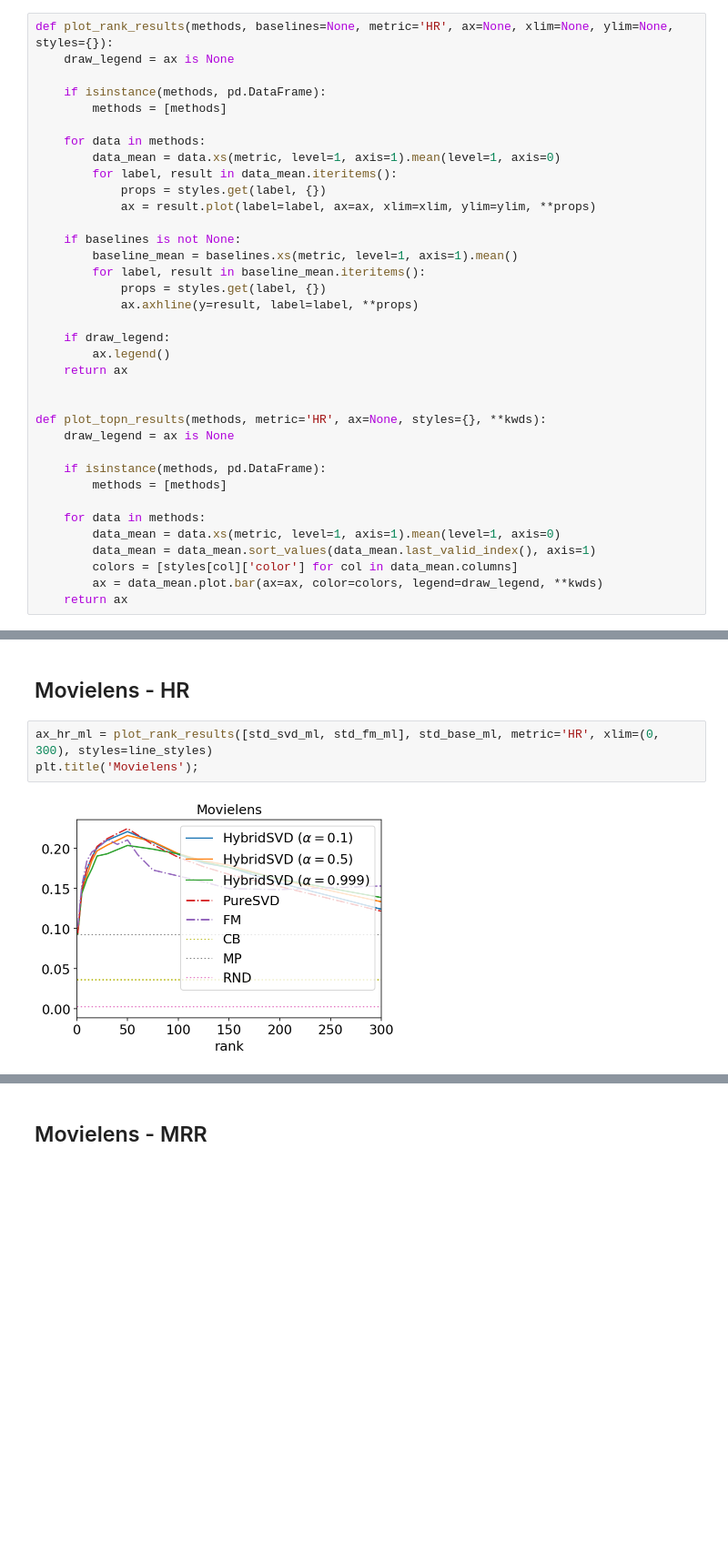
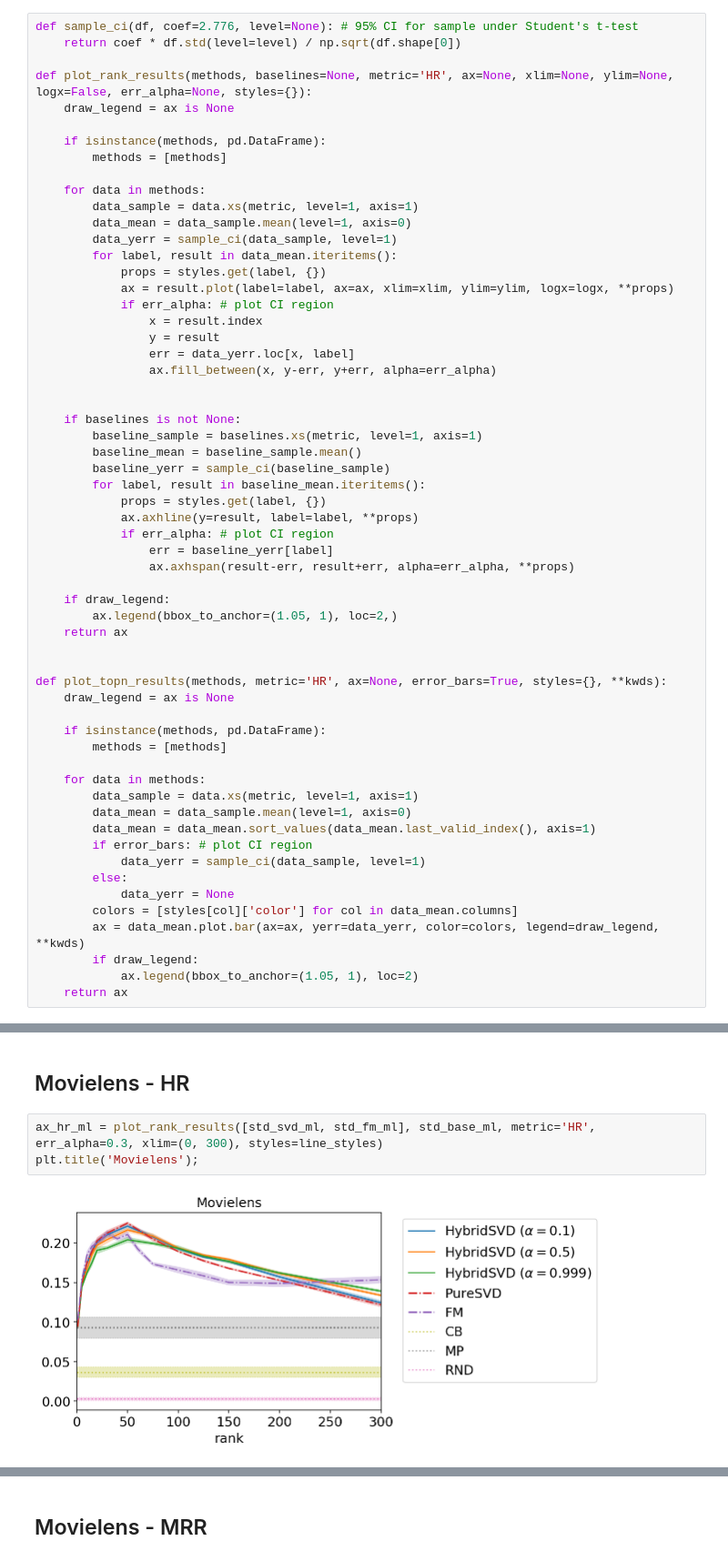
Before and after one commit to evfro/hybridsvd, a Jupyter notebook: View_all_results.ipynb, the cells around one changed output, grey strips where cells are left out. Shown at 91% size. Cells and saved outputs as stored; diff of their text form; blank space fills up the shorter version.

Commit message:
update coldstart experiments and results for ML data not optimal rank values were used + unfair CB evaluation

```diff
--- a/View_all_results.ipynb
+++ b/View_all_results.ipynb
@@ -81,50 +81,73 @@ base_methods = [u'RND', u'MP', u'CB']
 # %%
 line_styles = get_properties(main_methods, compare_methods, base_methods)
 # %%
-def plot_rank_results(methods, baselines=None, metric='HR', ax=None, xlim=None, ylim=None, styles={}):
+def sample_ci(df, coef=2.776, level=None): # 95% CI for sample under Student's t-test
+    return coef * df.std(level=level) / np.sqrt(df.shape[0])
+
+def plot_rank_results(methods, baselines=None, metric='HR', ax=None, xlim=None, ylim=None, logx=False, err_alpha=None, styles={}):
     draw_legend = ax is None
 
     if isinstance(methods, pd.DataFrame):
         methods = [methods]
 
     for data in methods:
-        data_mean = data.xs(metric, level=1, axis=1).mean(level=1, axis=0)
+        data_sample = data.xs(metric, level=1, axis=1)
+        data_mean = data_sample.mean(level=1, axis=0)
+        data_yerr = sample_ci(data_sample, level=1)
         for label, result in data_mean.iteritems():
             props = styles.get(label, {})
-            ax = result.plot(label=label, ax=ax, xlim=xlim, ylim=ylim, **props)
+            ax = result.plot(label=label, ax=ax, xlim=xlim, ylim=ylim, logx=logx, **props)
+            if err_alpha: # plot CI region
+                x = result.index
+                y = result
+                err = data_yerr.loc[x, label]
+                ax.fill_between(x, y-err, y+err, alpha=err_alpha)
+
 
     if baselines is not None:
-        baseline_mean = baselines.xs(metric, level=1, axis=1).mean()
+        baseline_sample = baselines.xs(metric, level=1, axis=1)
+        baseline_mean = baseline_sample.mean()
+        baseline_yerr = sample_ci(baseline_sample)
         for label, result in baseline_mean.iteritems():
             props = styles.get(label, {})
             ax.axhline(y=result, label=label, **props)
+            if err_alpha: # plot CI region
+                err = baseline_yerr[label]
+                ax.axhspan(result-err, result+err, alpha=err_alpha, **props)
 
     if draw_legend:
-        ax.legend()
+        ax.legend(bbox_to_anchor=(1.05, 1), loc=2,)
     return ax
 
 
-def plot_topn_results(methods, metric='HR', ax=None, styles={}, **kwds):
+def plot_topn_results(methods, metric='HR', ax=None, error_bars=True, styles={}, **kwds):
     draw_legend = ax is None
 
     if isinstance(methods, pd.DataFrame):
         methods = [methods]
 
     for data in methods:
-        data_mean = data.xs(metric, level=1, axis=1).mean(level=1, axis=0)
+        data_sample = data.xs(metric, level=1, axis=1)
+        data_mean = data_sample.mean(level=1, axis=0)
         data_mean = data_mean.sort_values(data_mean.last_valid_index(), axis=1)
+        if error_bars: # plot CI region
+            data_yerr = sample_ci(data_sample, level=1)
+        else:
+            data_yerr = None
         colors = [styles[col]['color'] for col in data_mean.columns]
-        ax = data_mean.plot.bar(ax=ax, color=colors, legend=draw_legend, **kwds)
+        ax = data_mean.plot.bar(ax=ax, yerr=data_yerr, color=colors, legend=draw_legend, **kwds)
+        if draw_legend:
+            ax.legend(bbox_to_anchor=(1.05, 1), loc=2)
     return ax
 # %% [markdown]
 # Standard settings
 # %% [markdown]
 ## Movielens - HR
 # %%
-ax_hr_ml = plot_rank_results([std_svd_ml, std_fm_ml], std_base_ml, metric='HR', xlim=(0, 300), styles=line_styles)
+ax_hr_ml = plot_rank_results([std_svd_ml, std_fm_ml], std_base_ml, metric='HR', err_alpha=0.3, xlim=(0, 300), styles=line_styles)
 plt.title('Movielens');
 # %% [output]
-[figure, old version]
+[figure, new version]
 # %%
 plot_topn_results(std_topn_ml, metric='HR', styles=line_styles, width=0.85)
 # %% [output]
```
Also changed, not shown: parts of 24 cells of this notebook, 7 other files.
